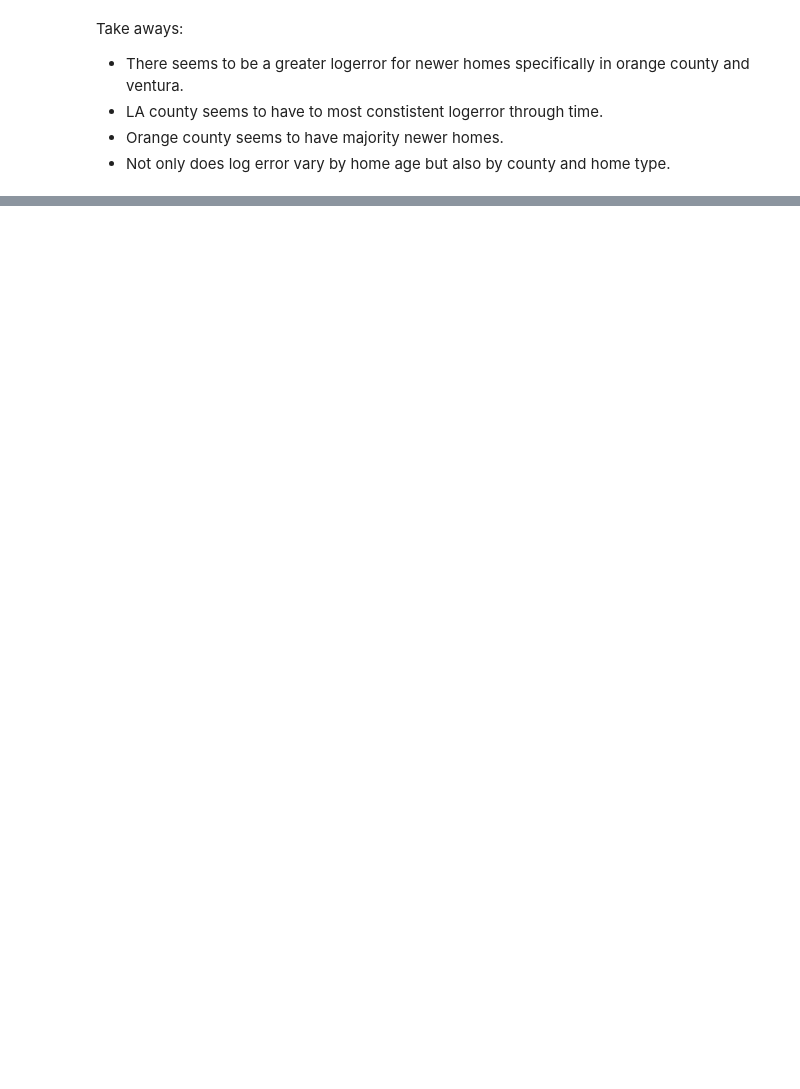
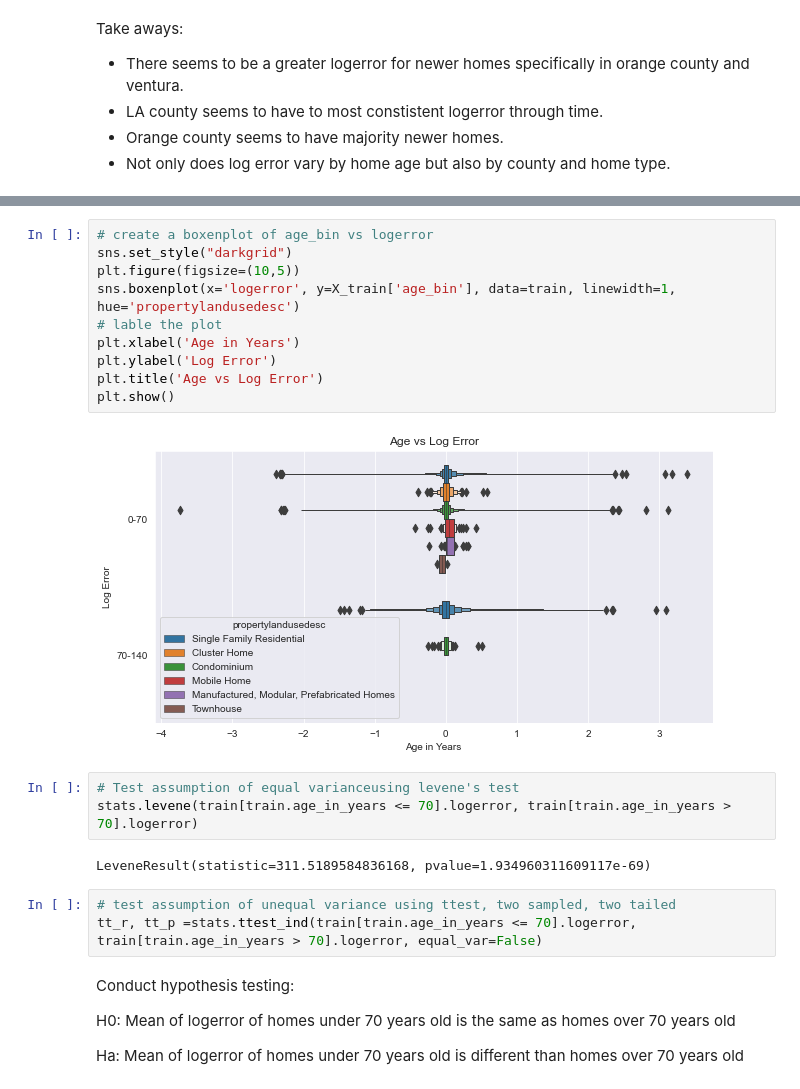
Before and after one commit to craigcalzado/clustering-project, a Jupyter notebook: cluster_project.ipynb, the cells around one changed output, grey strips where cells are left out. Cells and saved outputs as stored; diff of their text form; blank space fills up the shorter version.

```diff
--- a/cluster_project.ipynb
+++ b/cluster_project.ipynb
@@ -323,0 +294,26 @@ cluster(zillow, 'age_in_years', 'logerror', 3)
+# %%
+# create a boxenplot of age_bin vs logerror
+sns.set_style("darkgrid")
+plt.figure(figsize=(10,5))
+sns.boxenplot(x='logerror', y=X_train['age_bin'], data=train, linewidth=1, hue='propertylandusedesc')
+# lable the plot
+plt.xlabel('Age in Years')
+plt.ylabel('Log Error')
+plt.title('Age vs Log Error')
+plt.show()
+# %% [output]
+[figure, added]
+# %%
+# Test assumption of equal varianceusing levene's test
+stats.levene(train[train.age_in_years <= 70].logerror, train[train.age_in_years > 70].logerror)
+# %% [output]
+LeveneResult(statistic=311.5189584836168, pvalue=1.934960311609117e-69)
+# %%
+# test assumption of unequal variance using ttest, two sampled, two tailed
+tt_r, tt_p =stats.ttest_ind(train[train.age_in_years <= 70].logerror, train[train.age_in_years > 70].logerror, equal_var=False)
+# %% [markdown]
+Conduct hypothesis testing:
+
+ H0: Mean of logerror of homes under 70 years old is the same as homes over 70 years old
+
+ Ha: Mean of logerror of homes under 70 years old is different than homes over 70 years old
```
Also changed, not shown: parts of 101 cells of this notebook.
